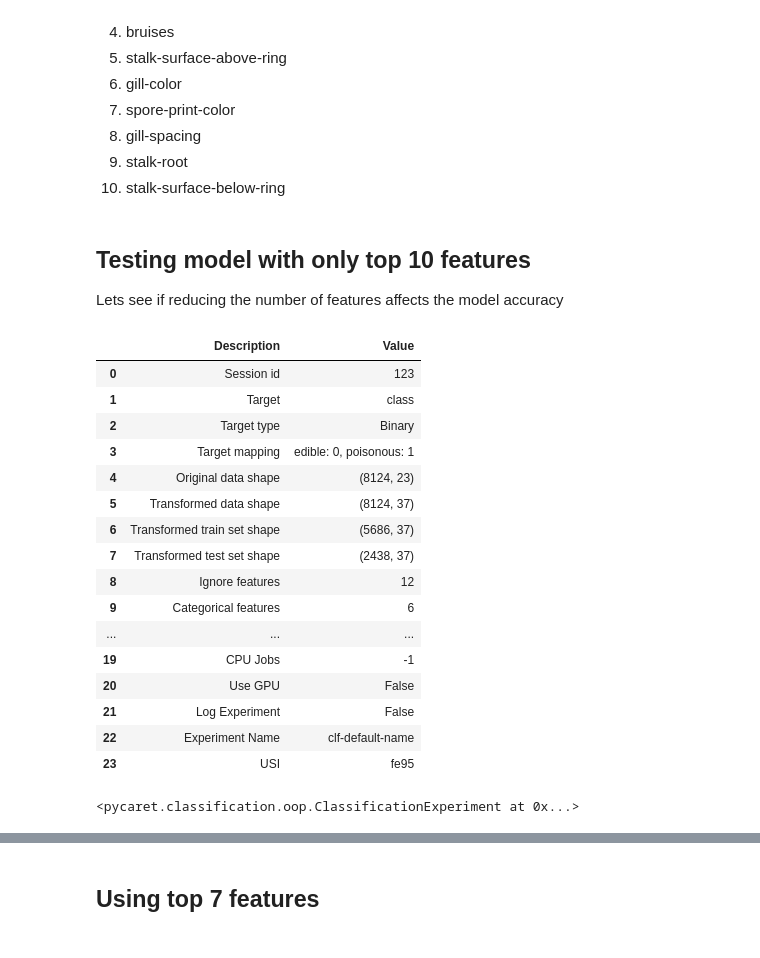
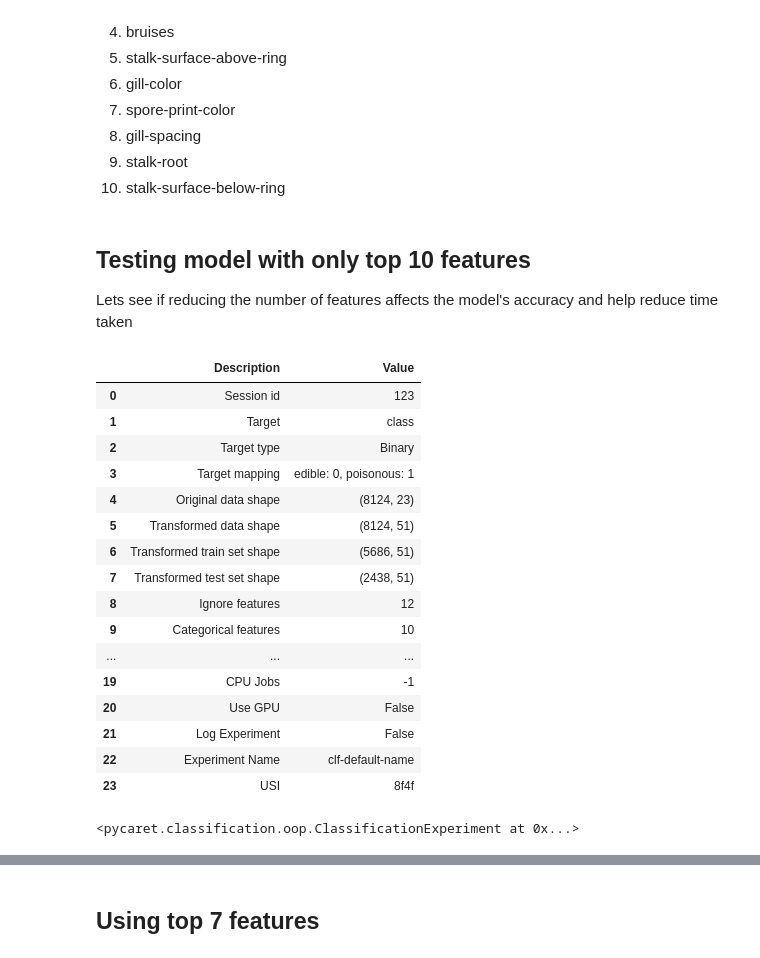
Before and after one commit to amberyeoe/mlops_assignment, a Jupyter notebook: notebooks/amber_mushroom.ipynb, the cells around one changed output, grey strips where cells are left out. Cells and saved outputs as stored; diff of their text form; code cells hidden in the pictures.

```diff
--- a/notebooks/amber_mushroom.ipynb
+++ b/notebooks/amber_mushroom.ipynb
@@ -282,34 +282,34 @@ From this we can see the top 10 features affecting the output results are:
 10. stalk-surface-below-ring
 # %% [markdown]
 ## Testing model with only top 10 features
-Lets see if reducing the number of features affects the model accuracy
+Lets see if reducing the number of features affects the model's accuracy and help reduce time taken
 # %%
 ignore_list = ['cap-shape', 'cap-surface', 'cap-color', 'gill-attachment', 'stalk-shape', 'stalk-color-above-ring', 'stalk-color-below-ring', 'veil-color', 'veil-type', 'ring-number', 'population', 'habitat']
 
 from pycaret.classification import *
 setup(data, target = 'class', session_id = 123,
       ignore_features = ignore_list,
-      categorical_features = ['odor', 'gill-size', 'ring-type', 'bruises', 'stalk-surface-above-ring', 'gill-color'],
+      categorical_features = ['odor', 'gill-size', 'ring-type', 'bruises', 'stalk-surface-above-ring', 'gill-color', 'spore-print-color', 'gill-spacing', 'stalk-root', 'stalk-surface-below-ring'],
       categorical_imputation='drop', # to remove columns with empty values for habitat
      )
 # %% [output]
 |  | Description | Value |
 | 0 | Session id | 123 |
 | 1 | Target | class |
 | 2 | Target type | Binary |
 | 3 | Target mapping | edible: 0, poisonous: 1 |
 | 4 | Original data shape | (8124, 23) |
-| 5 | Transformed data shape | (8124, 37) |
-| 6 | Transformed train set shape | (5686, 37) |
-| 7 | Transformed test set shape | (2438, 37) |
+| 5 | Transformed data shape | (8124, 51) |
+| 6 | Transformed train set shape | (5686, 51) |
+| 7 | Transformed test set shape | (2438, 51) |
 | 8 | Ignore features | 12 |
-| 9 | Categorical features | 6 |
+| 9 | Categorical features | 10 |
 | ... | ... | ... |
 | 19 | CPU Jobs | -1 |
 | 20 | Use GPU | False |
 | 21 | Log Experiment | False |
 | 22 | Experiment Name | clf-default-name |
-| 23 | USI | fe95 |
+| 23 | USI | 8f4f |
 <pycaret.classification.oop.ClassificationExperiment at 0x...>
 # %%
 # see only 10 features were used before transformation
```
Also changed, not shown: parts of 14 cells of this notebook, 8 other files.
